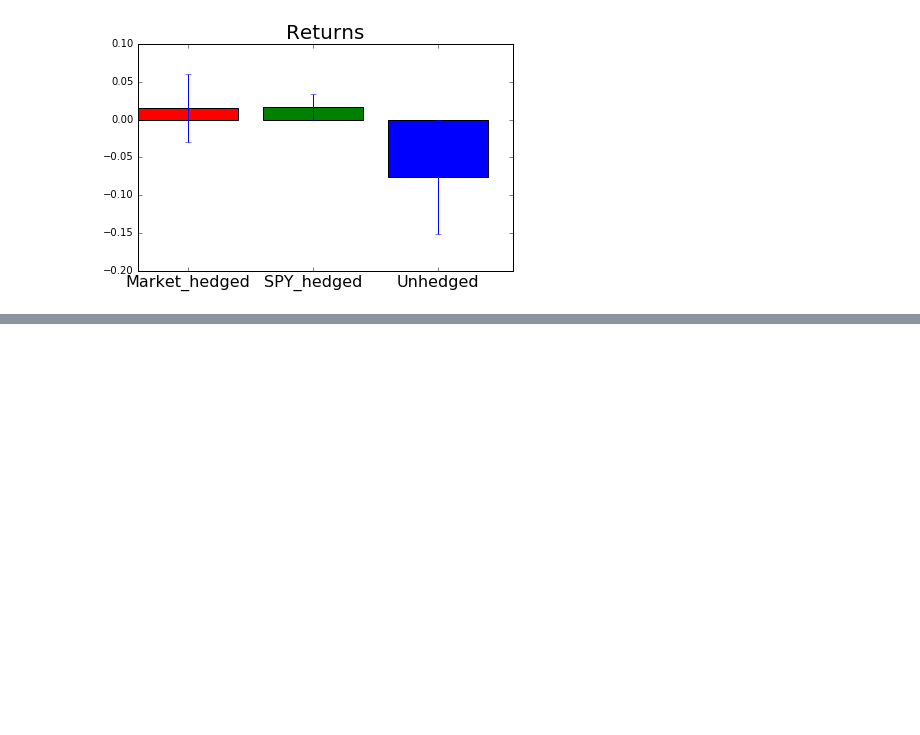
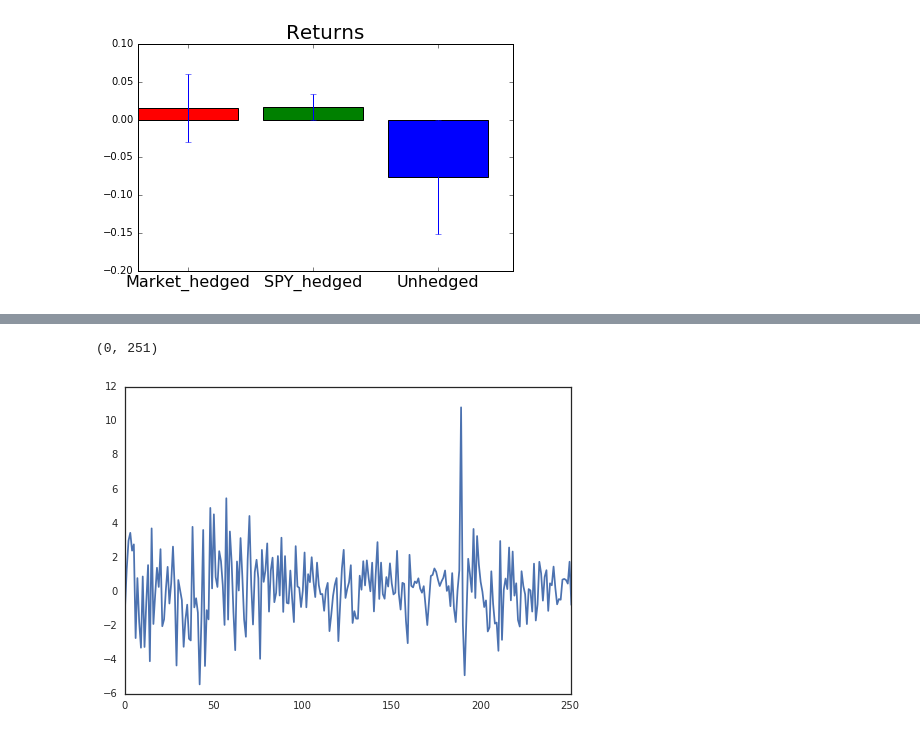
Before and after one commit to AC297R-Project/AC297_beta, a Jupyter notebook: work/Junge/workbook13.ipynb, the cells around one changed output, grey strips where cells are left out. Cells and saved outputs as stored; diff of their text form; code cells hidden in the pictures; blank space fills up the shorter version.

```diff
--- a/work/Junge/workbook13.ipynb
+++ b/work/Junge/workbook13.ipynb
@@ -63,0 +78,12 @@ for metric in ['sharpe','correlation','volatility','returns']:
+# %%
+parameters =[]
+with open('../../source/in_1.txt') as f:
+    f.readline()
+    for i,line in enumerate(f):
+        parameters.append(line.split(','))
+# %%
+
+portfolios = []
+with open('../../source/portfolios.txt') as f:
+    for i,line in enumerate(f):
+        portfolios.append(line.split(',')[1:-1])
@@ -63,0 +415,6 @@ for metric in ['sharpe','correlation','volatility','returns']:
+# %%
+plt.plot(100*unhedged_returns)
+plt.xlim((0,251))
+# %% [output]
+(0, 251)
+[figure, added]
```
Also changed, not shown: parts of 22 cells of this notebook.
